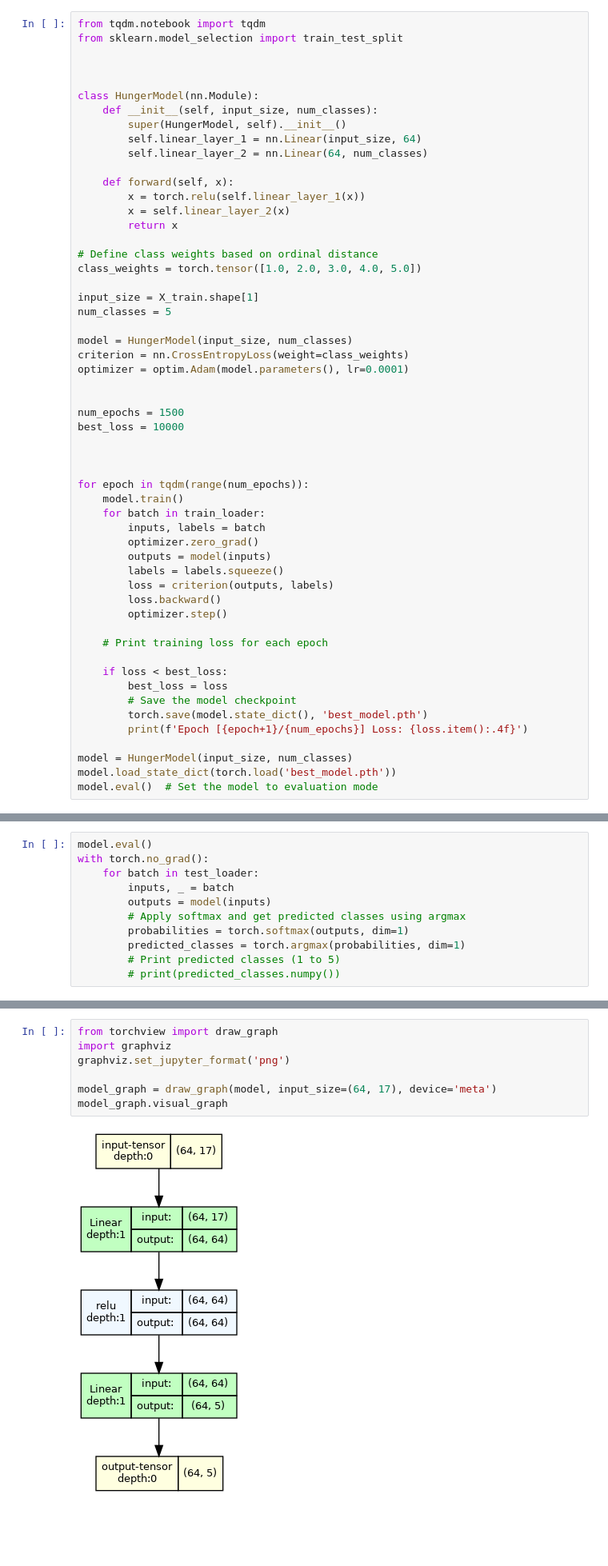
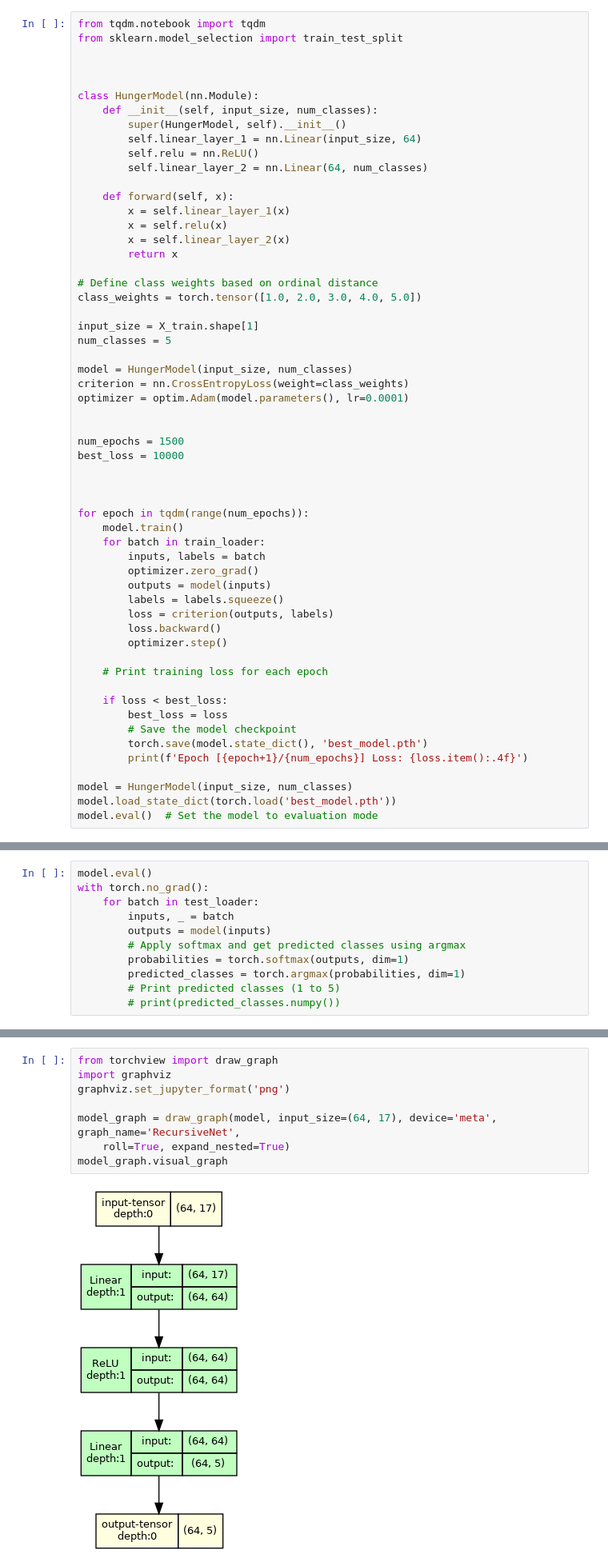
Before and after one commit to EKarasevnl/DC3-Group-13, a Jupyter notebook: predictions_modified.ipynb, the cells around one changed output, grey strips where cells are left out. Shown at 80% size. Drawn from its saved outputs; the diff is of its cells as text; blank space fills up the shorter version.

```diff
--- a/predictions_modified.ipynb
+++ b/predictions_modified.ipynb
@@ -593,10 +564,12 @@ class HungerModel(nn.Module):
     def __init__(self, input_size, num_classes):
         super(HungerModel, self).__init__()
         self.linear_layer_1 = nn.Linear(input_size, 64)
+        self.relu = nn.ReLU()
         self.linear_layer_2 = nn.Linear(64, num_classes)
 
     def forward(self, x):
-        x = torch.relu(self.linear_layer_1(x))
+        x = self.linear_layer_1(x)
+        x = self.relu(x)
         x = self.linear_layer_2(x)
         return x
 
@@ -817,9 +782,10 @@ writer.close()
 # %%
 from torchview import draw_graph
 import graphviz
 graphviz.set_jupyter_format('png')
 
-model_graph = draw_graph(model, input_size=(64, 17), device='meta')
+model_graph = draw_graph(model, input_size=(64, 17), device='meta', graph_name='RecursiveNet',
+    roll=True, expand_nested=True)
 model_graph.visual_graph
 # %% [output]
-[figure, old version]
+[figure, new version]
```
Also changed, not shown: parts of 14 cells of this notebook, 4 other files.
